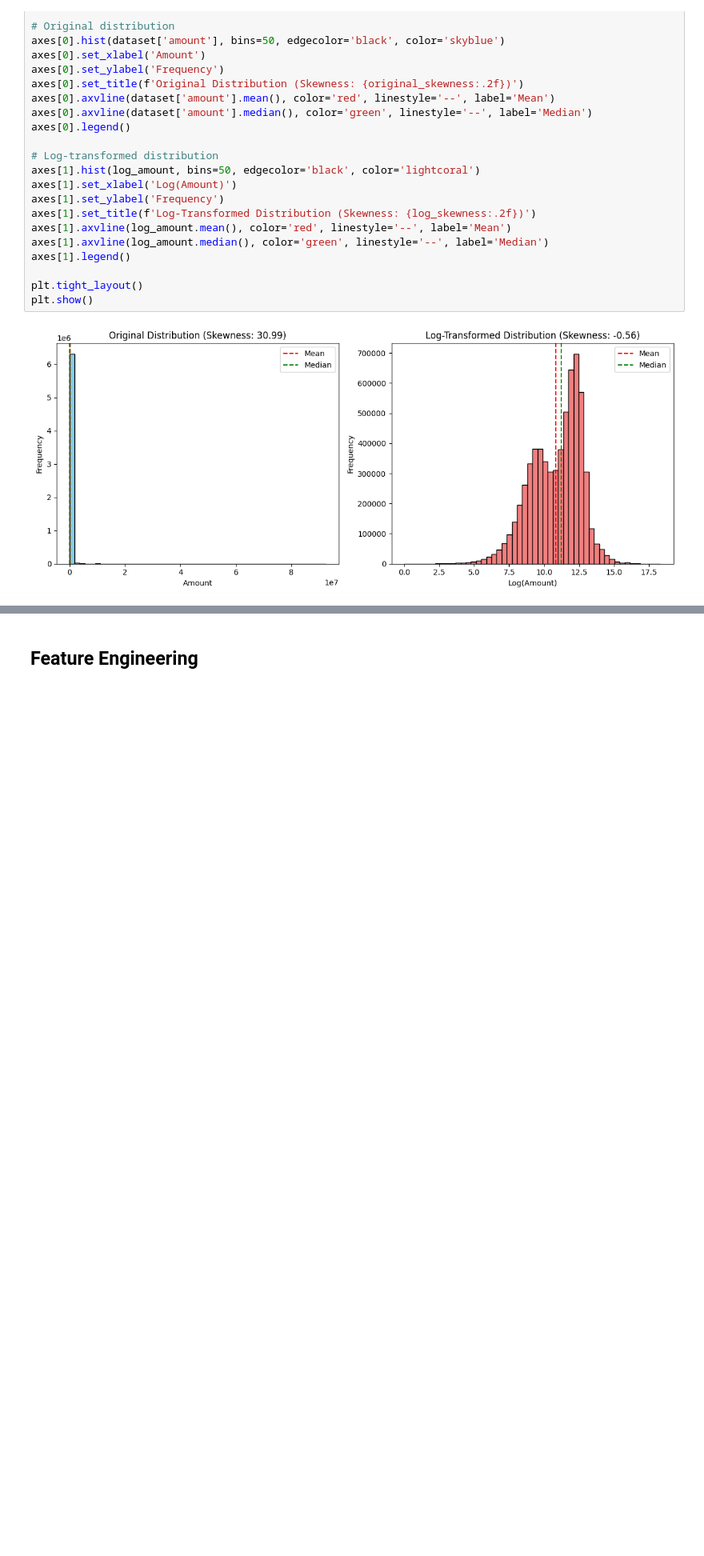
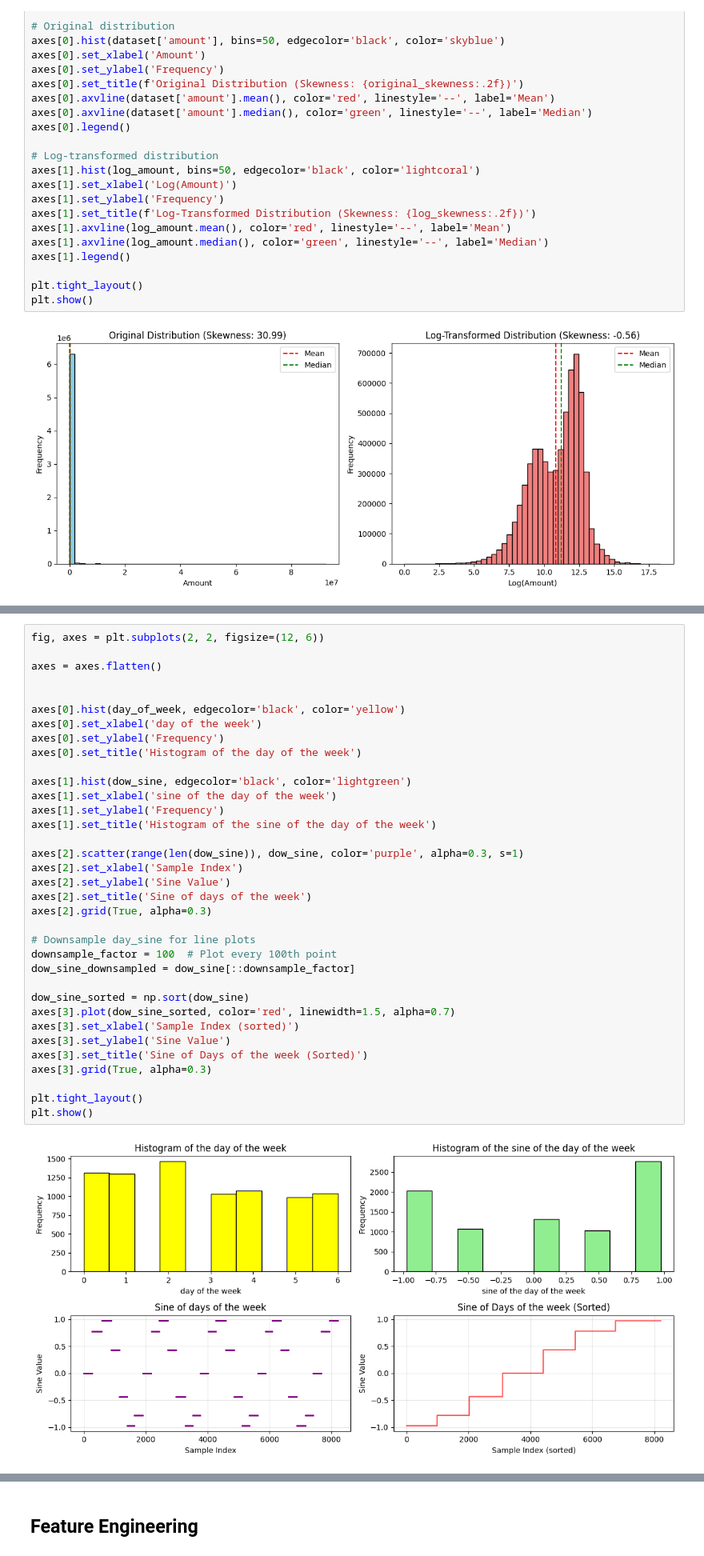
Before and after one commit to Yeshua235/PaySim-project, a Jupyter notebook: paysim-project.ipynb, the cells around one changed output, grey strips where cells are left out. Shown at 80% size. Saved outputs shown, nothing was run; the diff lists cells and outputs as text; blank space fills up the shorter version.

```diff
--- a/paysim-project.ipynb
+++ b/paysim-project.ipynb
@@ -111,0 +192,37 @@ plt.show()
+# %%
+fig, axes = plt.subplots(2, 2, figsize=(12, 6))
+
+axes = axes.flatten()
+
+
+axes[0].hist(day_of_week, edgecolor='black', color='yellow')
+axes[0].set_xlabel('day of the week')
+axes[0].set_ylabel('Frequency')
+axes[0].set_title('Histogram of the day of the week')
+
+axes[1].hist(dow_sine, edgecolor='black', color='lightgreen')
+axes[1].set_xlabel('sine of the day of the week')
+axes[1].set_ylabel('Frequency')
+axes[1].set_title('Histogram of the sine of the day of the week')
+
+axes[2].scatter(range(len(dow_sine)), dow_sine, color='purple', alpha=0.3, s=1)
+axes[2].set_xlabel('Sample Index')
+axes[2].set_ylabel('Sine Value')
+axes[2].set_title('Sine of days of the week')
+axes[2].grid(True, alpha=0.3)
+
+# Downsample day_sine for line plots
+downsample_factor = 100  # Plot every 100th point
+dow_sine_downsampled = dow_sine[::downsample_factor]
+
+dow_sine_sorted = np.sort(dow_sine)
+axes[3].plot(dow_sine_sorted, color='red', linewidth=1.5, alpha=0.7)
+axes[3].set_xlabel('Sample Index (sorted)')
+axes[3].set_ylabel('Sine Value')
+axes[3].set_title('Sine of Days of the week (Sorted)')
+axes[3].grid(True, alpha=0.3)
+
+plt.tight_layout()
+plt.show()
+# %% [output]
+[figure, added]
```
Also changed, not shown: parts of 25 cells of this notebook.
